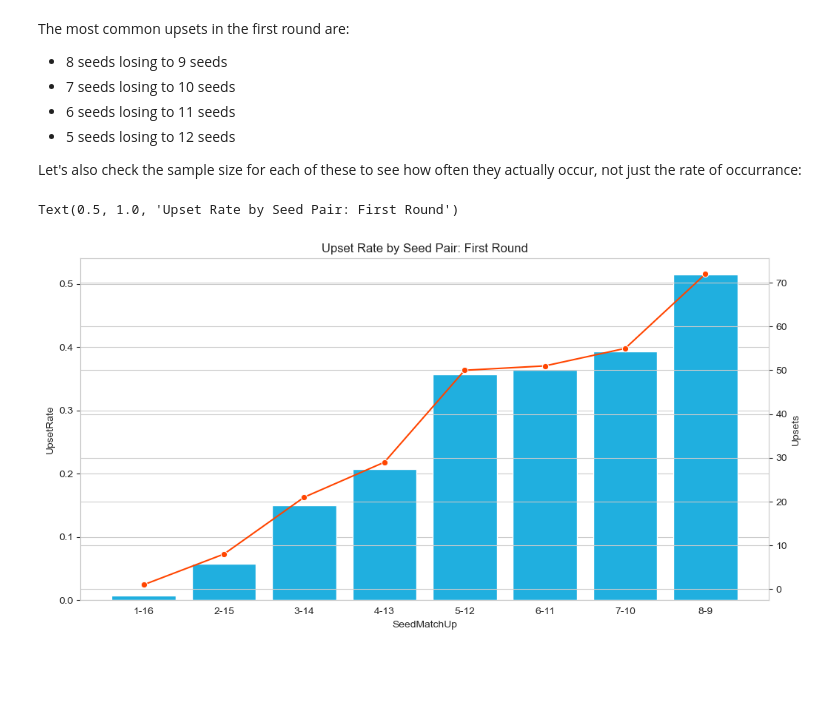
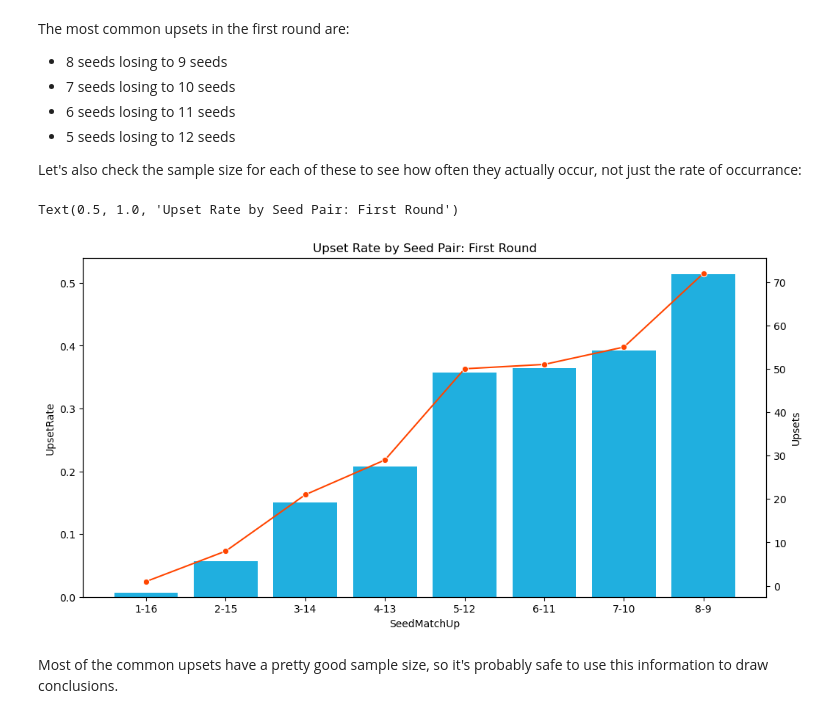
Before and after one commit to rhalemsc/NCAAT-Analysis, a Jupyter notebook: Tournament_Stats.ipynb, the cells around one changed output. Cells and saved outputs as stored; diff of their text form; code cells hidden in the pictures; blank space fills up the shorter version.

Commit message:
Updated plots

```diff
--- a/Tournament_Stats.ipynb
+++ b/Tournament_Stats.ipynb
@@ -191,18 +191,23 @@ The most common upsets in the first round are:
 Let's also check the sample size for each of these to see how often they actually occur, not just the rate of occurrance:
 # %%
 fig, ax1 = plt.subplots(figsize=(12,6))
+
+matplotlib.rc_file_defaults()
+ax1 = sns.set_style(style=None, rc=None )
 
 ax1 = sns.barplot(data = df_first_rnd_upsets,
             x='SeedMatchUp',
             y='UpsetRate',
             color='deepskyblue',
             ax = ax1)
 ax2 = ax1.twinx()
 
 sns.lineplot(data = df_first_rnd_upsets,
             x='SeedMatchUp',
             y='Upsets',
             color='orangered', marker='o', sort = False, ax=ax2).set_title('Upset Rate by Seed Pair: First Round')
 # %% [output]
 Text(0.5, 1.0, 'Upset Rate by Seed Pair: First Round')
-[figure, old version]
+[figure, new version]
+# %% [markdown]
+Most of the common upsets have a pretty good sample size, so it's probably safe to use this information to draw conclusions.
```
